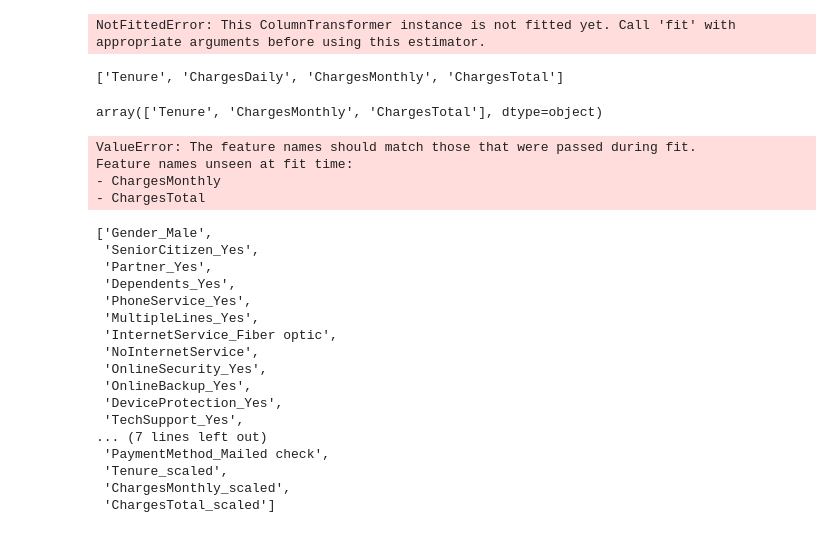
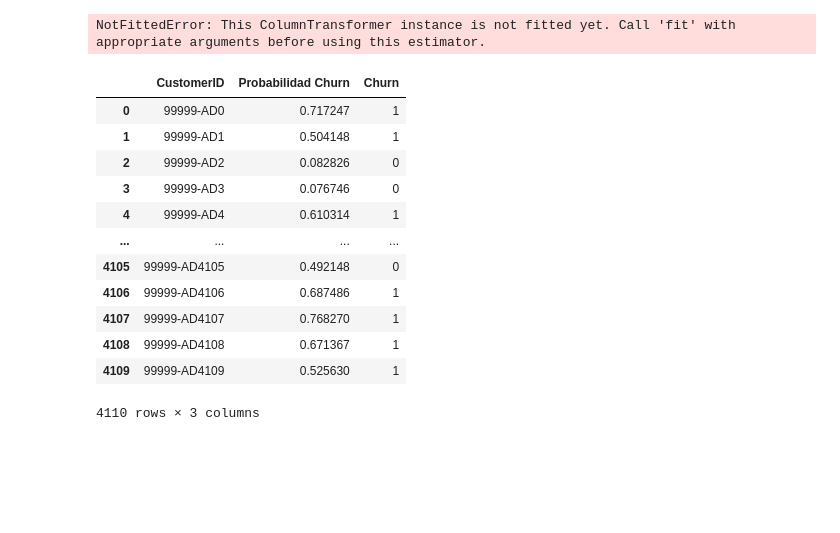
Before and after one commit to ignaciomajo/proyecto_TelecomX_ML, a Jupyter notebook: proyecto_telecomX_ML.ipynb, the cells around one changed output. Cells and saved outputs as stored; diff of their text form; code cells hidden in the pictures; blank space fills up the shorter version.

Commit message:
UPDATE proyecto_telecomX_ML.ipynb | pipeline, artificial_data_labeled y proba

```diff
--- a/proyecto_telecomX_ML.ipynb
+++ b/proyecto_telecomX_ML.ipynb
@@ -3889,13 +3889,10 @@ def run_pipeline(file: str, mode: str='production'):
         if 'ChargesDaily' in num_cols:
             num_cols.remove('ChargesDaily')
         df[num_cols_t] = scaler.transform(df[num_cols])
-        df = df.rename(columns={num_cols_t[0]: num_cols[0],
-                                num_cols_t[1]: num_cols[1],
-                                num_cols_t[2]: num_cols[2]})
-        print(df.column
+        df.columns = order_cols
         pred_proba = model.predict_proba(df)[:, 1]
-        pred_labels = production_pipeline.predict(df)
-        results = pd.DataFrame({'CustomerID': customer_ids,
+        pred_labels = model.predict(df)
+        results = pd.DataFrame({'CustomerID': customers_ids,
                                 'Probabilidad Churn': pred_proba,
                                 'Churn': pred_labels})
 
@@ -3906,40 +3903,21 @@ def run_pipeline(file: str, mode: str='production'):
         metricas = metricas_generales(model, data['Churn'], y_pred, f'monitor_{log}')
         metricas.to_json(CHAMPION_PATH / f'monitor_results_{log}.json')
         return metricas
-# %%
-num_cols
-# %% [output]
-['Tenure', 'ChargesDaily', 'ChargesMonthly', 'ChargesTotal']
-# %%
-scaler.feature_names_in_
-# %% [output]
-array(['Tenure', 'ChargesMonthly', 'ChargesTotal'], dtype=object)
-# %%
-URL = 'https://raw.githubusercontent.com/ignaciomajo/proyecto_TelecomX_parte_2/refs/heads/main/src/datos_artificiales.json'
-
-run_pipeline(URL, mode='production')
-# %% [output]
-ValueError: The feature names should match those that were passed during fit.
-Feature names unseen at fit time:
-- ChargesMonthly
-- ChargesTotal
-# %%
-order_cols
-# %% [output]
-['Gender_Male',
- 'SeniorCitizen_Yes',
- 'Partner_Yes',
- 'Dependents_Yes',
- 'PhoneService_Yes',
- 'MultipleLines_Yes',
- 'InternetService_Fiber optic',
- 'NoInternetService',
- 'OnlineSecurity_Yes',
- 'OnlineBackup_Yes',
- 'DeviceProtection_Yes',
- 'TechSupport_Yes',
-... (7 lines left out)
- 'PaymentMethod_Mailed check',
- 'Tenure_scaled',
- 'ChargesMonthly_scaled',
- 'ChargesTotal_scaled']
+# %%
+URL = 'https://raw.githubusercontent.com/ignaciomajo/proyecto_TelecomX_parte_2/refs/heads/main/src/datos_artificiales_proba.json'
+
+run_pipeline(file=URL, mode='production')
+# %% [output]
+|  | CustomerID | Probabilidad Churn | Churn |
+| 0 | 99999-AD0 | 0.717247 | 1 |
+| 1 | 99999-AD1 | 0.504148 | 1 |
+| 2 | 99999-AD2 | 0.082826 | 0 |
+| 3 | 99999-AD3 | 0.076746 | 0 |
+| 4 | 99999-AD4 | 0.610314 | 1 |
+| ... | ... | ... | ... |
+| 4105 | 99999-AD4105 | 0.492148 | 0 |
+| 4106 | 99999-AD4106 | 0.687486 | 1 |
+| 4107 | 99999-AD4107 | 0.768270 | 1 |
+| 4108 | 99999-AD4108 | 0.671367 | 1 |
+| 4109 | 99999-AD4109 | 0.525630 | 1 |
+4110 rows × 3 columns
```
Also changed, not shown: 2 other files.
